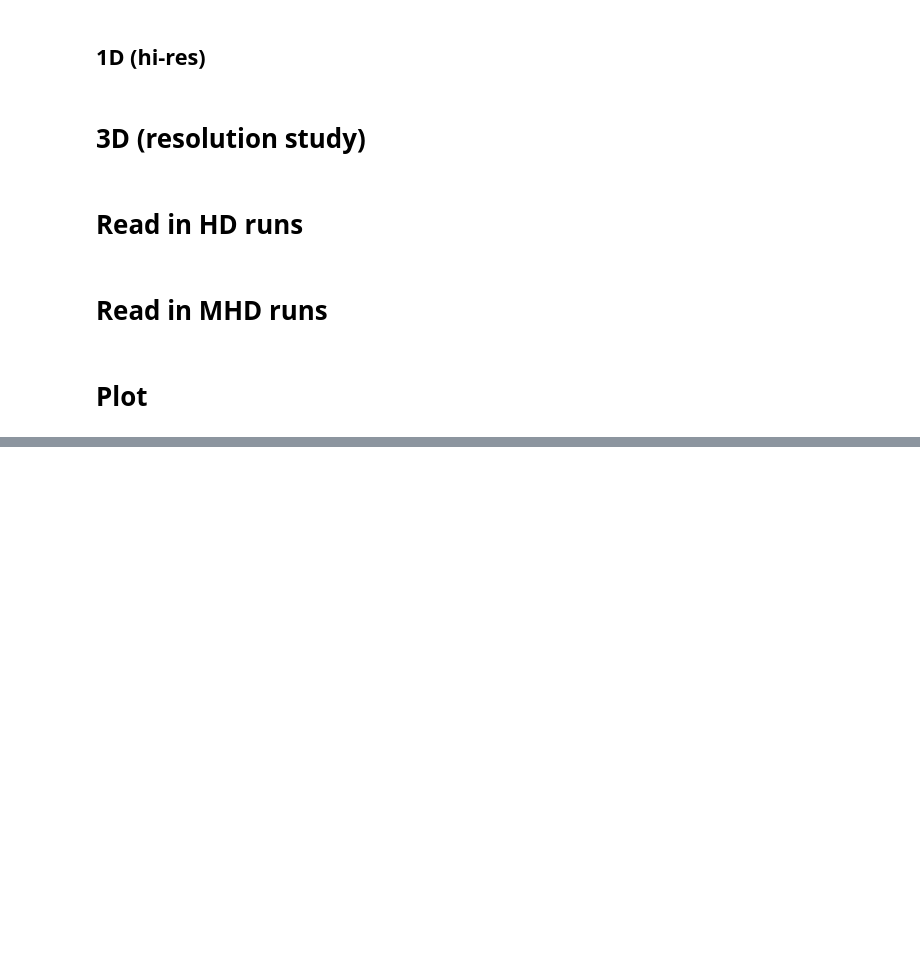
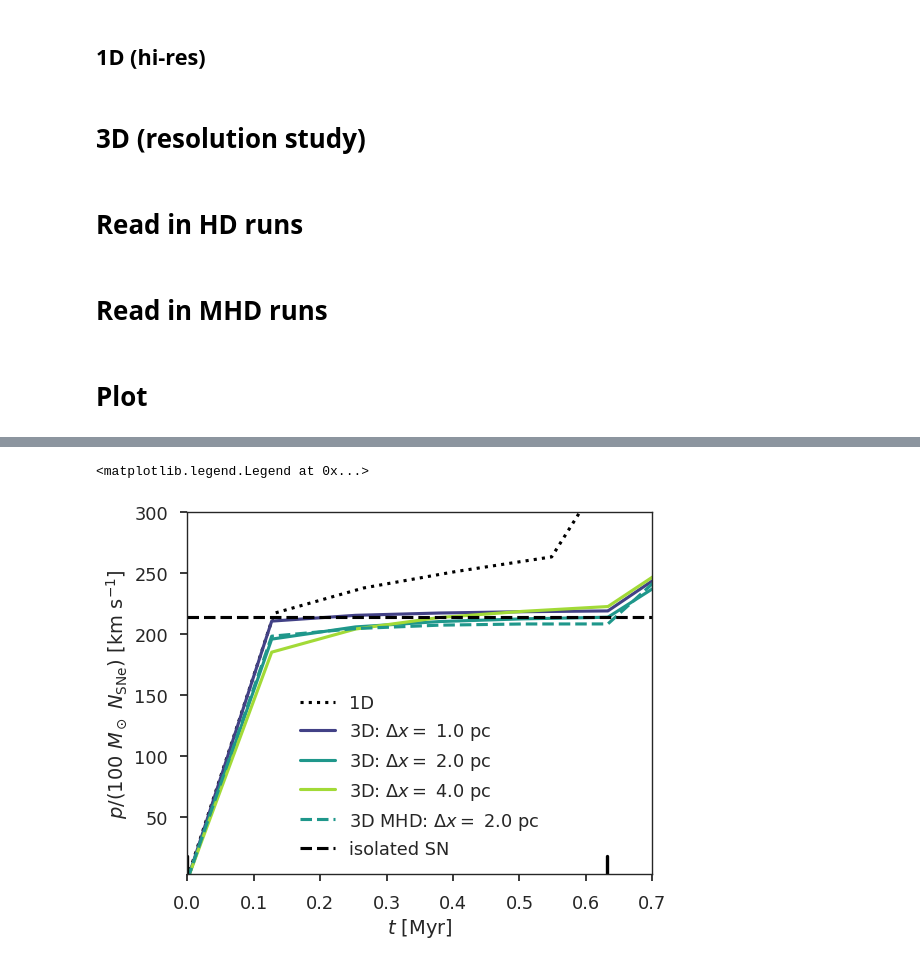
Before and after one commit to egentry/gizmo-clustered-SNe, a Jupyter notebook: scripts/resolution_study.ipynb, the cells around one changed output, grey strips where cells are left out. Saved outputs shown, nothing was run; the diff lists cells and outputs as text; code cells hidden in the pictures; blank space fills up the shorter version.

```diff
--- a/scripts/resolution_study.ipynb
+++ b/scripts/resolution_study.ipynb
@@ -152,0 +232,2 @@ def N_particles_to_color(N_particles, verbose=False):
+# %%
+N_particles_tmp = np.array([100,200,400])
@@ -152,0 +241,13 @@ def N_particles_to_color(N_particles, verbose=False):
+# %%
+resolution_study_plotter(N_particles_tmp, times_snapshots, radial_momenta,
+                         N_particles_per_side_mhd, times_snapshots_mhd, radial_momenta_mhd,
+                         with_MHD=True, with_log_yscale=False)
+
+plt.axhline(isolated_SN_momentum/11, linestyle="dashed", color="black", label="isolated SN")
+
+plt.xlim(0,.7)
+plt.ylim(3,300)
+plt.legend(loc="best")
+# %% [output]
+<matplotlib.legend.Legend at 0x...>
+[figure, added]
```
Also changed, not shown: parts of 26 cells of this notebook, 4 other files.
